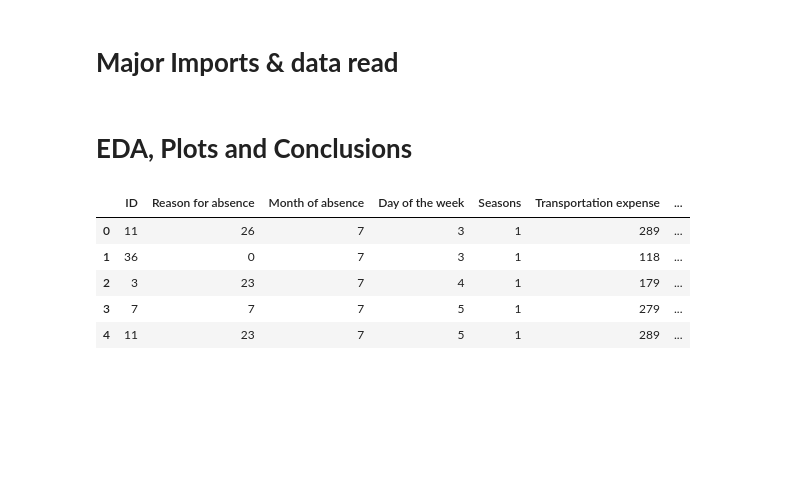
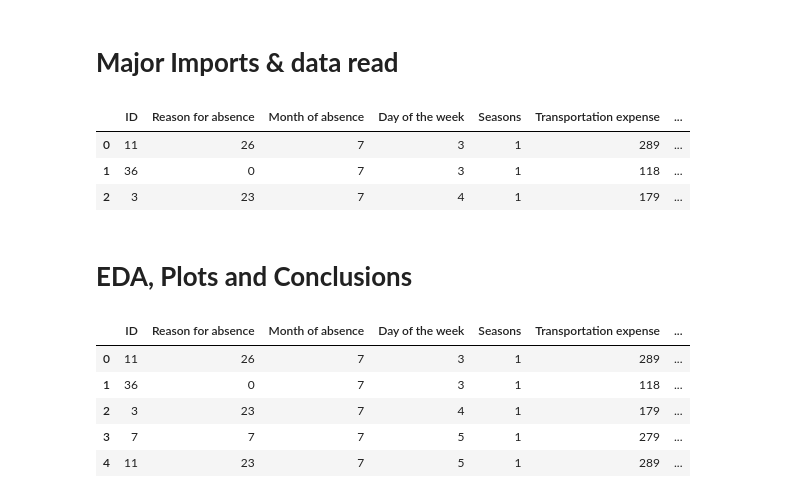
Before and after one commit to sumitc29/Absenteeism_at_work, a Jupyter notebook: Absenteeism_at_work.ipynb, the cells around one changed output. Saved outputs shown, nothing was run; the diff lists cells and outputs as text; code cells hidden in the pictures; blank space fills up the shorter version.

```diff
--- a/Absenteeism_at_work.ipynb
+++ b/Absenteeism_at_work.ipynb
@@ -5,15 +5,22 @@
 # %%
 """imports """
 import pandas as pd
 import numpy as np
 import matplotlib.pyplot as plt
 import math
 import os
 import plotly.express as px
 import plotly.graph_objects as go
 
 """Reading data"""
 data = pd.read_csv("Absenteeism_at_work.csv" , delimiter=";")
+
+data.head(3)
+# %% [output]
+|  | ID | Reason for absence | Month of absence | Day of the week | Seasons | Transportation expense | ... |
+| 0 | 11 | 26 | 7 | 3 | 1 | 289 | ... |
+| 1 | 36 | 0 | 7 | 3 | 1 | 118 | ... |
+| 2 | 3 | 23 | 7 | 4 | 1 | 179 | ... |
 # %% [markdown]
 # **EDA, Plots and Conclusions**
 # %%
```
Also changed, not shown: parts of 5 cells of this notebook.
